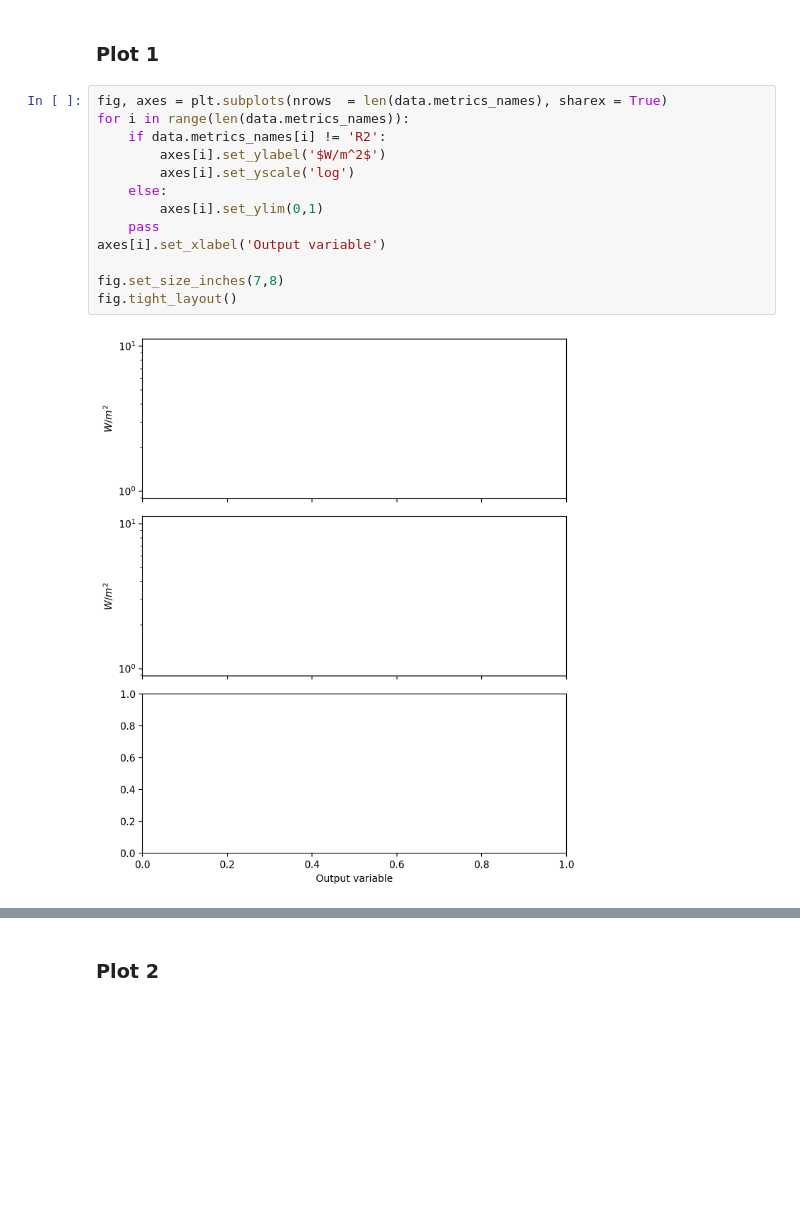
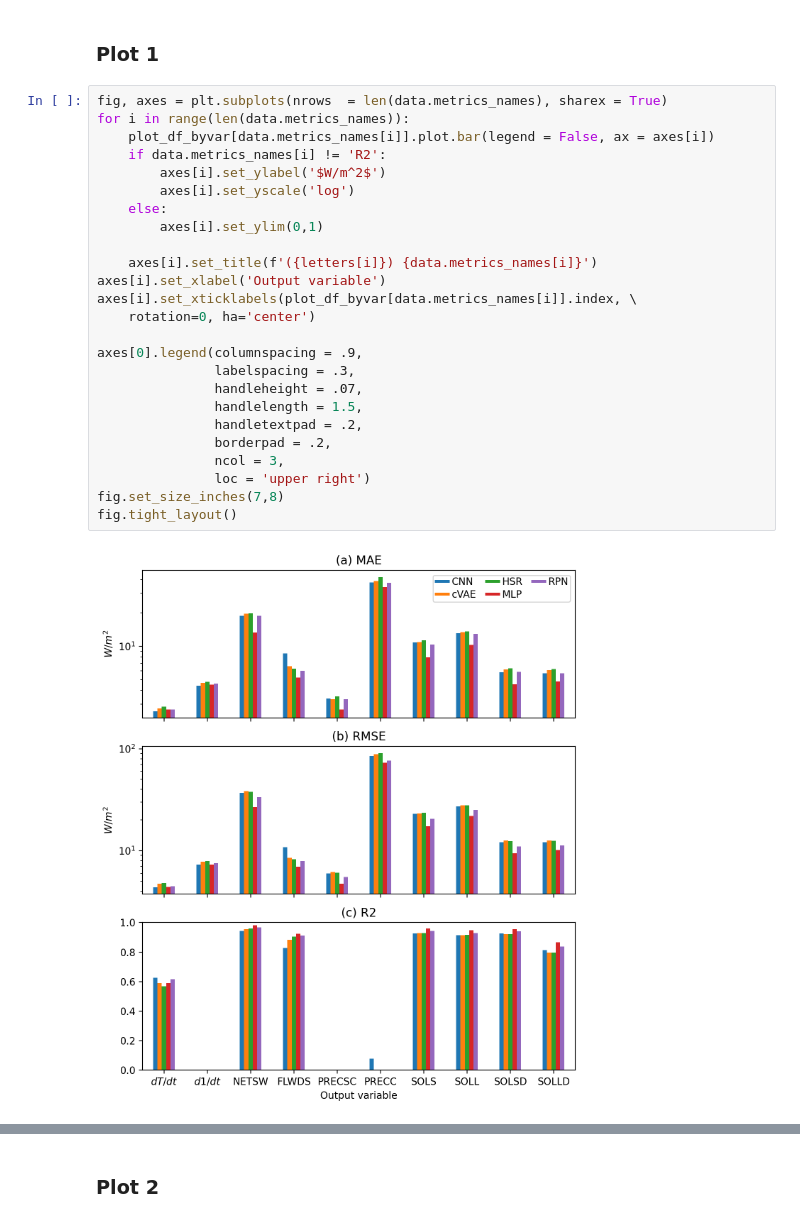
Before and after one commit to leap-stc/ClimSim, a Jupyter notebook: evaluation/main_figure_generation.ipynb, the cells around one changed output, grey strips where cells are left out. Cells and saved outputs as stored; diff of their text form; blank space fills up the shorter version.

Commit message:
successfully recreating a figure

```diff
--- a/evaluation/main_figure_generation.ipynb
+++ b/evaluation/main_figure_generation.ipynb
@@ -107,15 +99,27 @@ plot_df_byvar['MAE']
 # %%
 fig, axes = plt.subplots(nrows  = len(data.metrics_names), sharex = True)
 for i in range(len(data.metrics_names)):
+    plot_df_byvar[data.metrics_names[i]].plot.bar(legend = False, ax = axes[i])
     if data.metrics_names[i] != 'R2':
         axes[i].set_ylabel('$W/m^2$')
         axes[i].set_yscale('log')
     else:
         axes[i].set_ylim(0,1)
-    pass
+
+    axes[i].set_title(f'({letters[i]}) {data.metrics_names[i]}')
 axes[i].set_xlabel('Output variable')
+axes[i].set_xticklabels(plot_df_byvar[data.metrics_names[i]].index, \
+    rotation=0, ha='center')
 
+axes[0].legend(columnspacing = .9,
+               labelspacing = .3,
+               handleheight = .07,
+               handlelength = 1.5,
+               handletextpad = .2,
+               borderpad = .2,
+               ncol = 3,
+               loc = 'upper right')
 fig.set_size_inches(7,8)
 fig.tight_layout()
 # %% [output]
-[figure, old version]
+[figure, new version]
```
Also changed, not shown: parts of 6 cells of this notebook, 1 other file.
